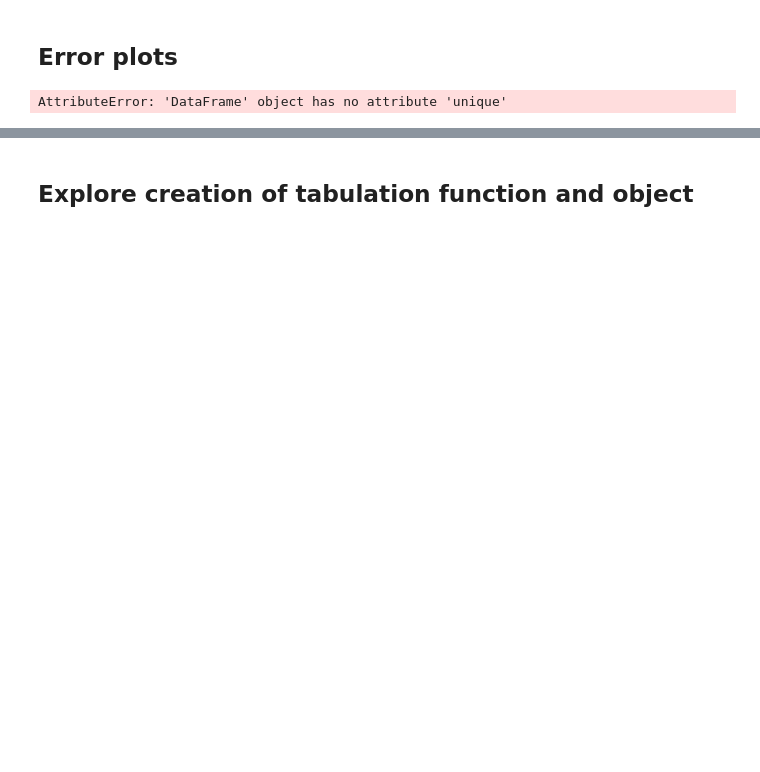
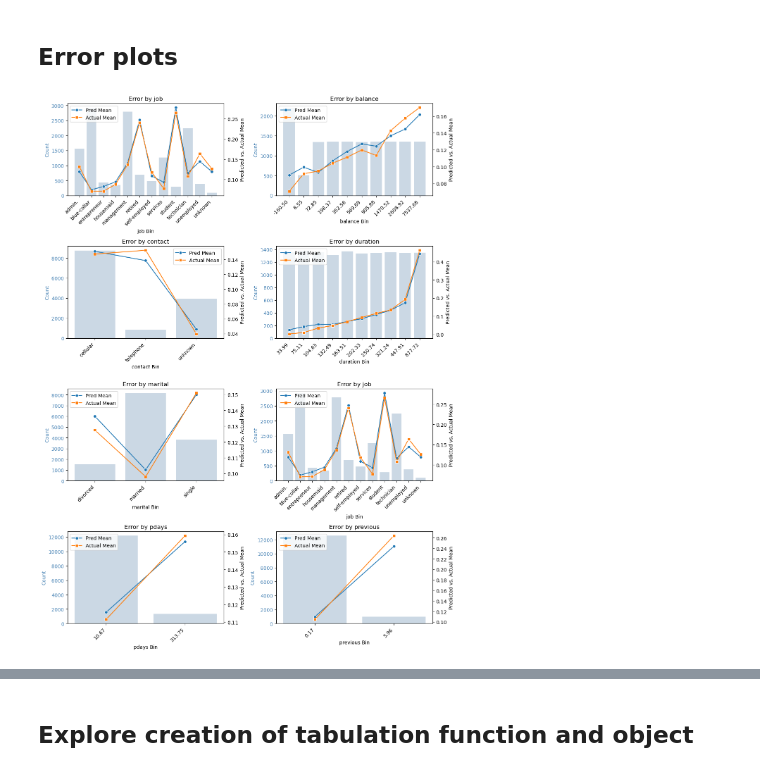
Before and after one commit to asacco-97/analysis-tools, a Jupyter notebook: notebooks/eda_example.ipynb, the cells around one changed output, grey strips where cells are left out. Saved outputs shown, nothing was run; the diff lists cells and outputs as text; code cells hidden in the pictures; blank space fills up the shorter version.

```diff
--- a/notebooks/eda_example.ipynb
+++ b/notebooks/eda_example.ipynb
@@ -115,14 +125,14 @@ TypeError: plot_target_vs_predictors() got an unexpected keyword argument 'group
 # %% [markdown]
 ## Error plots
 # %%
-from analysis.plots import plot_error_by_group
-plot_error_by_group(
+from analysis.plots import plot_error_by_group_grid
+plot_error_by_group_grid(
     df.query("split == 'V'"),
     "target",
     "pred_glm",
     predictors,
     bins=10
     )
 # %% [output]
-AttributeError: 'DataFrame' object has no attribute 'unique'
+[figure, added]
 # %%
```
Also changed, not shown: parts of 11 cells of this notebook, 6 other files.
